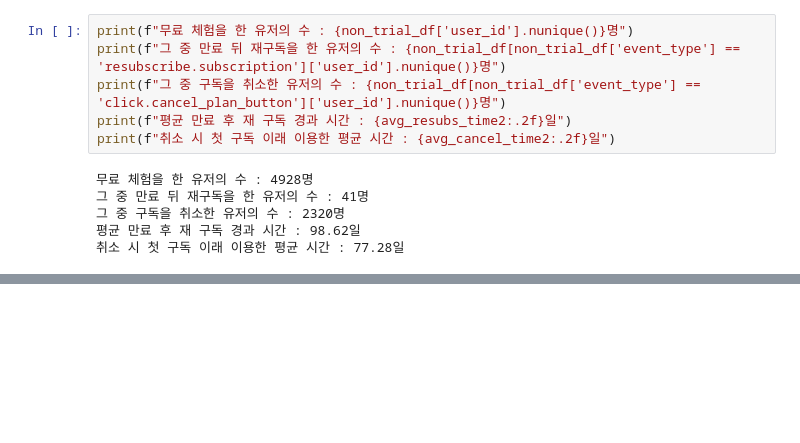
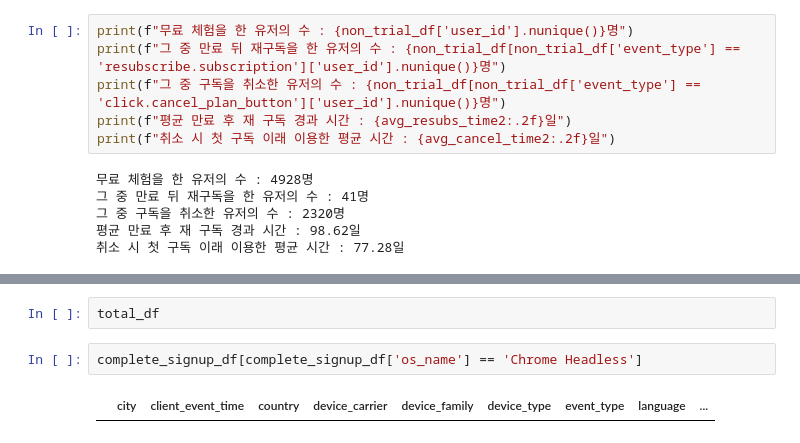
Before and after one commit to saeraniren/intermediate_project, a Jupyter notebook: lwc_main.ipynb, the cells around one changed output, grey strips where cells are left out. Saved outputs shown, nothing was run; the diff lists cells and outputs as text; blank space fills up the shorter version.

```diff
--- a/lwc_main.ipynb
+++ b/lwc_main.ipynb
@@ -1125,0 +1284,6 @@ Index([1, 3, 5], dtype='int64')
+# %%
+total_df
+# %%
+complete_signup_df[complete_signup_df['os_name'] == 'Chrome Headless']
+# %% [output]
+|  | city | client_event_time | country | device_carrier | device_family | device_type | event_type | language | ... |
```
Also changed, not shown: parts of 13 cells of this notebook.
